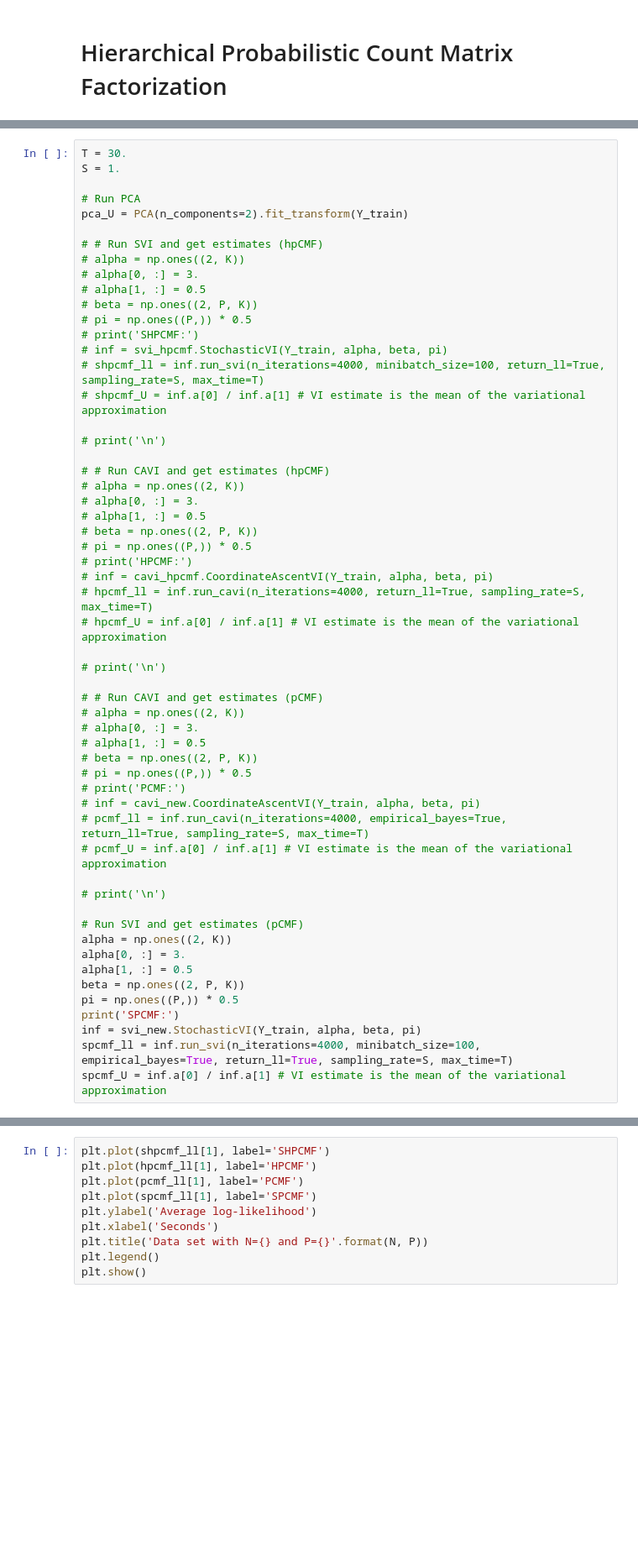
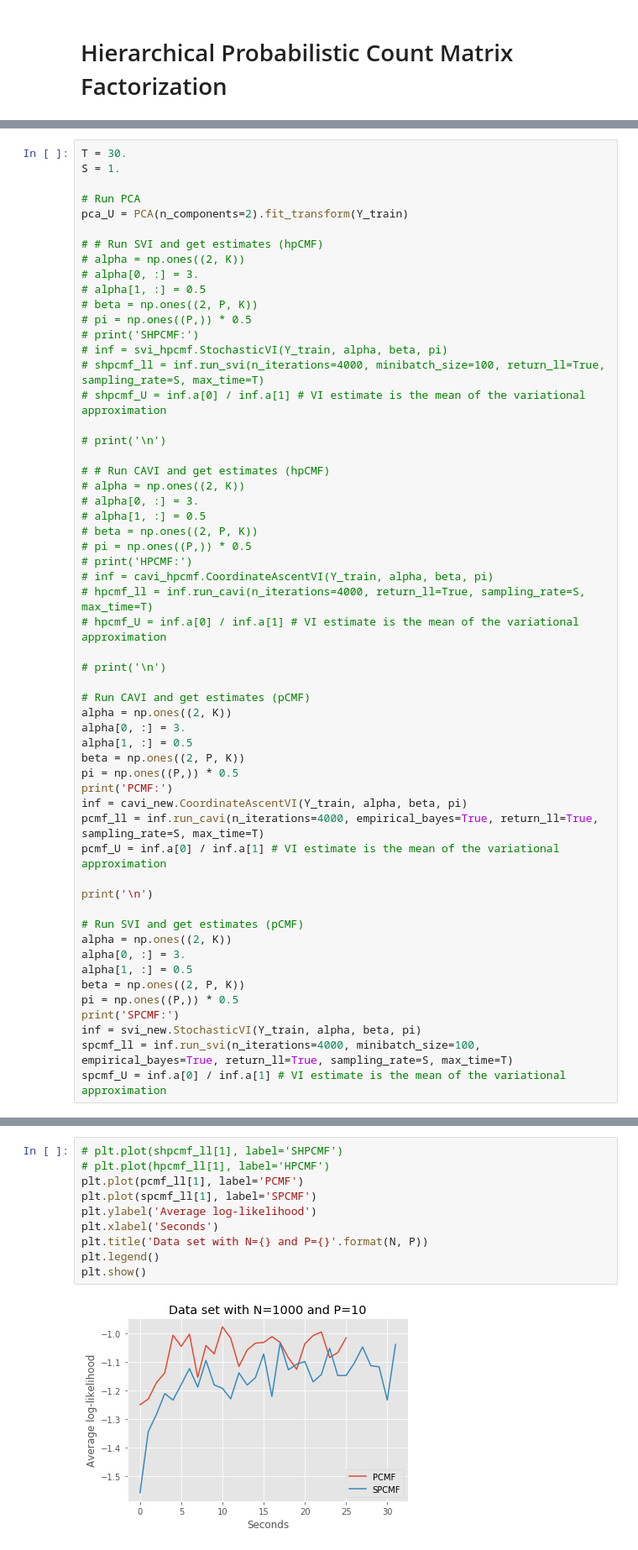
Before and after one commit to pedrofale/mpCMF, a Jupyter notebook: notebooks/Hierarchical pCMF.ipynb, the cells around one changed output, grey strips where cells are left out. Shown at 84% size. Drawn from its saved outputs; the diff is of its cells as text; blank space fills up the shorter version.

```diff
--- a/notebooks/Hierarchical pCMF.ipynb
+++ b/notebooks/Hierarchical pCMF.ipynb
@@ -67,18 +67,18 @@ pca_U = PCA(n_components=2).fit_transform(Y_train)
 
 # print('\n')
 
-# # Run CAVI and get estimates (pCMF)
-# alpha = np.ones((2, K))
-# alpha[0, :] = 3.
-# alpha[1, :] = 0.5
-# beta = np.ones((2, P, K))
-# pi = np.ones((P,)) * 0.5
-# print('PCMF:')
-# inf = cavi_new.CoordinateAscentVI(Y_train, alpha, beta, pi)
-# pcmf_ll = inf.run_cavi(n_iterations=4000, empirical_bayes=True, return_ll=True, sampling_rate=S, max_time=T)
-# pcmf_U = inf.a[0] / inf.a[1] # VI estimate is the mean of the variational approximation
+# Run CAVI and get estimates (pCMF)
+alpha = np.ones((2, K))
+alpha[0, :] = 3.
+alpha[1, :] = 0.5
+beta = np.ones((2, P, K))
+pi = np.ones((P,)) * 0.5
+print('PCMF:')
+inf = cavi_new.CoordinateAscentVI(Y_train, alpha, beta, pi)
+pcmf_ll = inf.run_cavi(n_iterations=4000, empirical_bayes=True, return_ll=True, sampling_rate=S, max_time=T)
+pcmf_U = inf.a[0] / inf.a[1] # VI estimate is the mean of the variational approximation
 
-# print('\n')
+print('\n')
 
 # Run SVI and get estimates (pCMF)
 alpha = np.ones((2, K))
@@ -110,11 +99,13 @@ psi_inverse(2., inf.alpha[0, 0, 0])
 # %%
-plt.plot(shpcmf_ll[1], label='SHPCMF')
-plt.plot(hpcmf_ll[1], label='HPCMF')
+# plt.plot(shpcmf_ll[1], label='SHPCMF')
+# plt.plot(hpcmf_ll[1], label='HPCMF')
 plt.plot(pcmf_ll[1], label='PCMF')
 plt.plot(spcmf_ll[1], label='SPCMF')
 plt.ylabel('Average log-likelihood')
 plt.xlabel('Seconds')
 plt.title('Data set with N={} and P={}'.format(N, P))
 plt.legend()
 plt.show()
+# %% [output]
+[figure, added]
 # %%
```
Also changed, not shown: parts of 12 cells of this notebook, 2 other files.
